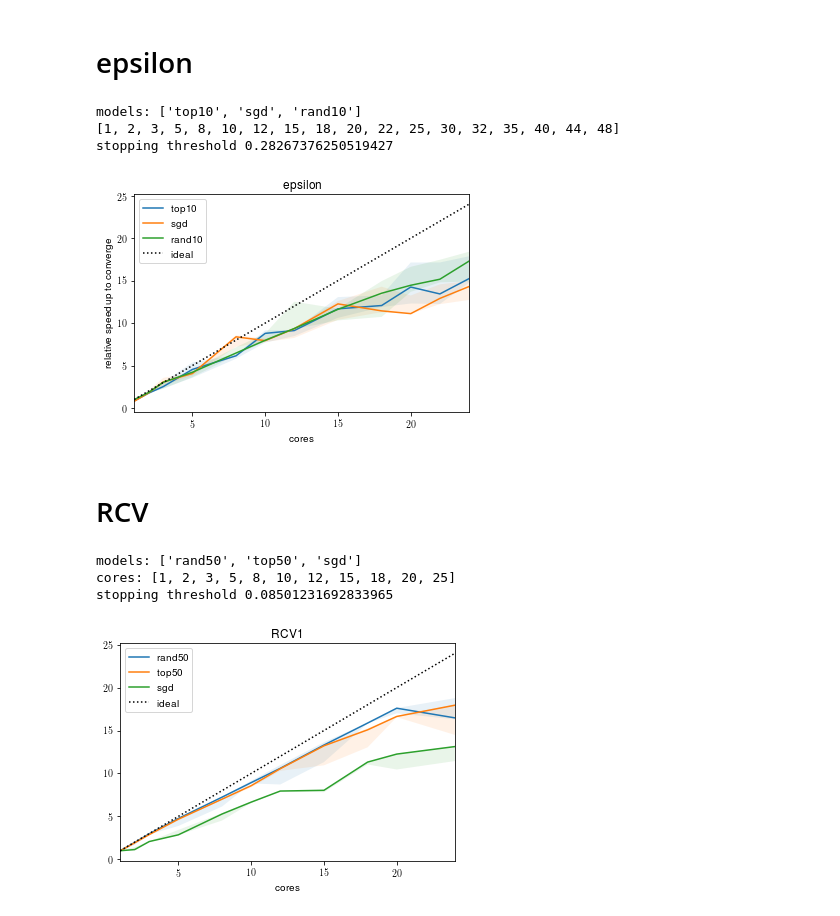
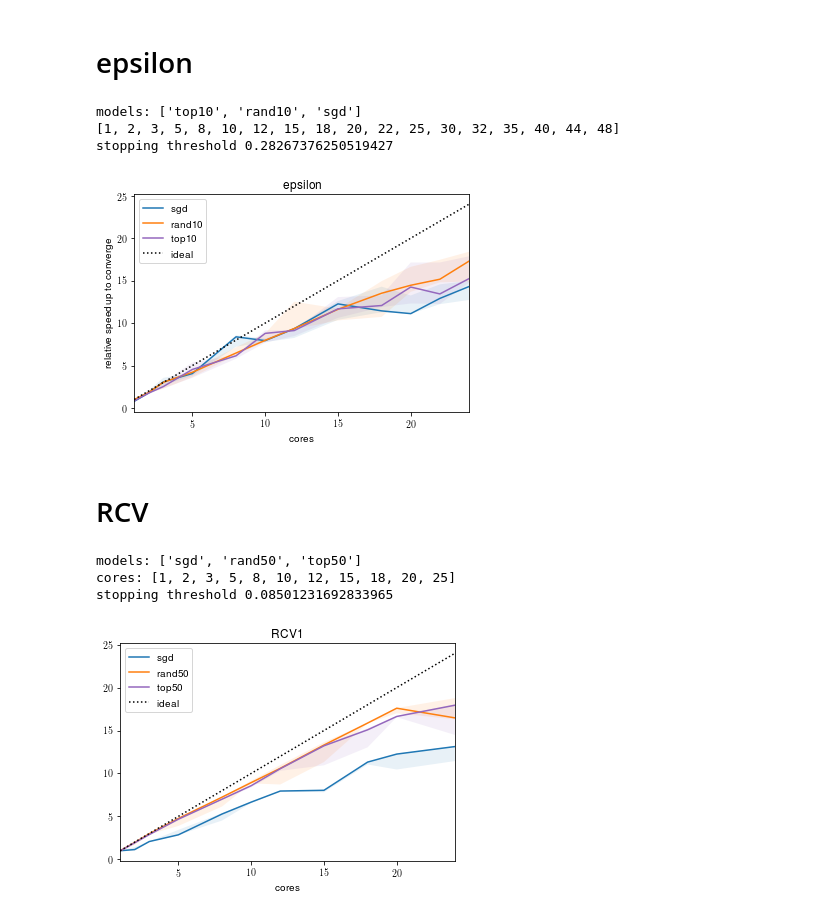
Before and after one commit to epfml/sparsifiedSGD, a Jupyter notebook: notebooks/multicore_plot.ipynb, the cells around one changed output. Cells and saved outputs as stored; diff of their text form; code cells hidden in the pictures.

```diff
--- a/notebooks/multicore_plot.ipynb
+++ b/notebooks/multicore_plot.ipynb
@@ -26,3 +29,22 @@ LOG_SCALE = True
+# %%
+def color(n):
+    if 'sgd' in n:
+        return 'C0'
+    if 'top' in n:
+        return 'C4'
+    if 'rand' in n:
+        return 'C1'
+
+def legend_order(enumeration):
+    # order sgd, rand, top in the legend
+    ordered = []
+    enumeration = list(enumeration)
+    for m in ["sgd", "rand", "top"]:
+        for i, v in enumeration:
+            if m in v:
+                ordered.append((i,v))
+                break
+    return ordered
 # %% [markdown]
 # epsilon
 # %%
@@ -65,10 +87,9 @@ def epsilon_plot(ax, data):
 
     chronos_sorted = np.sort(chronos, axis=-1)
     speedup = chronos_sorted[:, 0, 0, np.newaxis, np.newaxis] / chronos_sorted
-    for i, model in enumerate(models):
-        c = "C{}".format(i)
-        ax.plot(cores, speedup[i, :, 1], c=c, label=model)
-        ax.fill_between(cores, speedup[i, :, 0], speedup[i, :, 2], facecolor=c, alpha=0.1)
+    for i, model in legend_order(enumerate(models)):
+        ax.plot(cores, speedup[i, :, 1], c=color(model), label=model)
+        ax.fill_between(cores, speedup[i, :, 0], speedup[i, :, 2], facecolor=color(model), alpha=0.1)
 
 
 
@@ -84,14 +105,14 @@ def epsilon_plot(ax, data):
 fig, ax = plt.subplots(1, 1)
 epsilon_plot(ax, eps_data)
 # %% [output]
-models: ['top10', 'sgd', 'rand10']
+models: ['top10', 'rand10', 'sgd']
 [1, 2, 3, 5, 8, 10, 12, 15, 18, 20, 22, 25, 30, 32, 35, 40, 44, 48]
 stopping threshold 0.28267376250519427
-[figure, old version]
+[figure, new version]
 # %% [markdown]
 # RCV
 # %%
-pattern = "../results/rcv1-together/*"
+pattern = "../results/rcv-par/*"
 runs = list(glob.glob(pattern))
 
 rcv_data = dict([(p.split('/')[-1], unpickle_dir(p)) for p in runs])
@@ -123,38 +144,38 @@ def rcv_plot(ax, data):
 
     threshold = losses.min(axis=-1).max()
     print('stopping threshold', threshold)
     stop_iter = (losses <= threshold).argmax(axis=-1)
     chronos = np.zeros(stop_iter.shape)
     for i in range(len(models)):
         for j in range(len(cores)):
             for k in range(repeat):
                 chronos[i,j,k] = timers[i,j,k,stop_iter[i, j, k]]
 
     chronos_sorted = np.sort(chronos, axis=-1)
     speedup = chronos_sorted[:, 0, 0, np.newaxis, np.newaxis] / chronos_sorted
-    for i, model in enumerate(models):
+    for i, model in legend_order(enumerate(models)):
         c = "C{}".format(i)
-        ax.plot(cores, speedup[i, :, 1], c=c, label=model)
-        ax.fill_between(cores, speedup[i, :, 0], speedup[i, :, 2], facecolor=c, alpha=0.1)
+        ax.plot(cores, speedup[i, :, 1], c=color(model), label=model)
+        ax.fill_between(cores, speedup[i, :, 0], speedup[i, :, 2], facecolor=color(model), alpha=0.1)
 
 
 
     lim = [min(cores), max(cores)]
     lim = [1, 24]
     ax.plot(lim, lim, linestyle=':', color="black", label="ideal")
     ax.set_xlim(lim)
     ax.legend()
     ax.set_title('RCV1')
     ax.set_xlabel('cores')
 #     ax.set_ylabel('relative speed up to converge')
 
 fig, ax = plt.subplots(1, 1)
 rcv_plot(ax, rcv_data)
 # %% [output]
-models: ['rand50', 'top50', 'sgd']
+models: ['sgd', 'rand50', 'top50']
 cores: [1, 2, 3, 5, 8, 10, 12, 15, 18, 20, 25]
 stopping threshold 0.08501231692833965
-[figure, old version]
+[figure, new version]
 # %%
 fig, (ax1, ax2) = plt.subplots(1, 2, figsize=(10, 4))
 epsilon_plot(ax1, eps_data)
```
Also changed, not shown: parts of 2 cells of this notebook, 3 other files.
